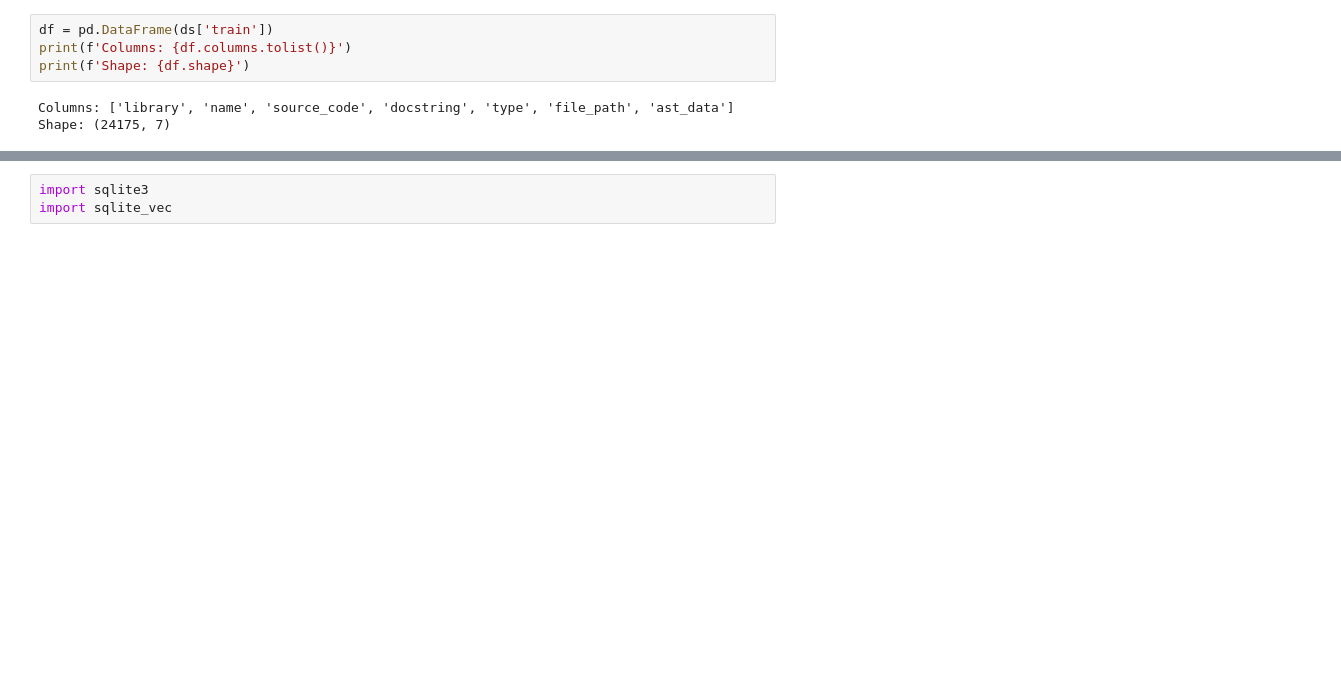
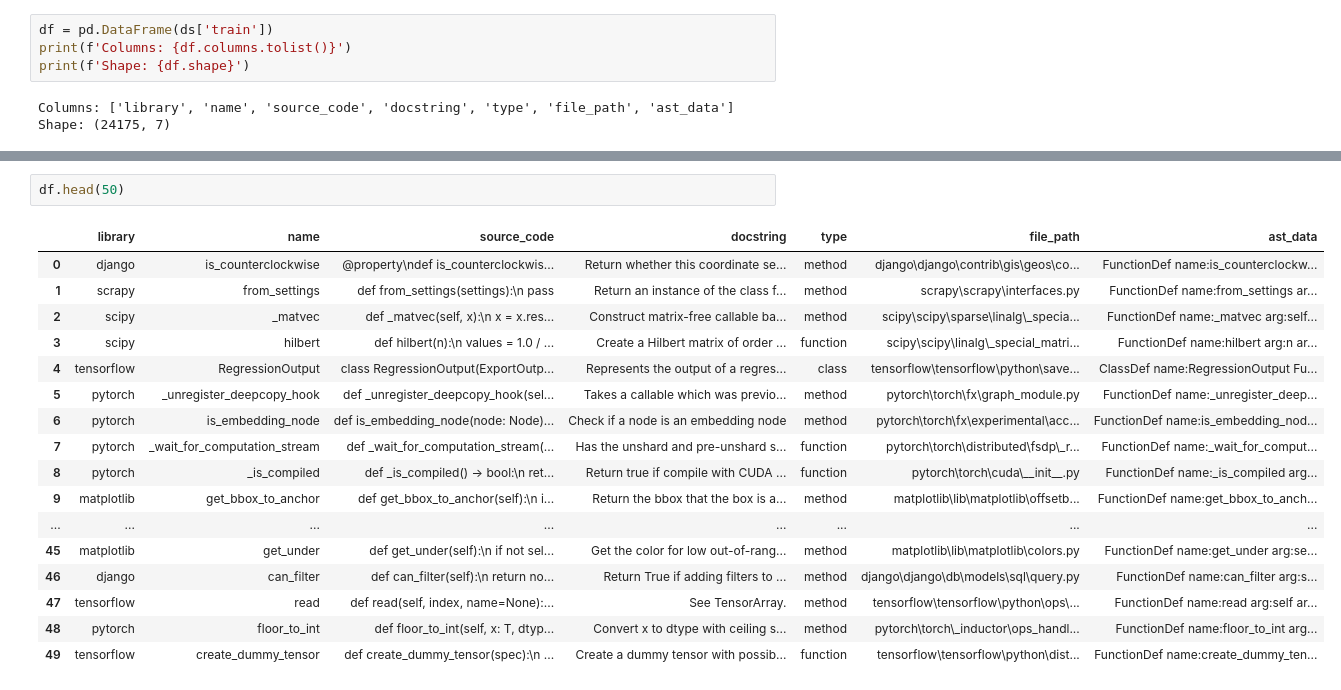
Before and after one commit to nguyenpnguyen/docstringify, a Jupyter notebook: dataset.ipynb, the cells around one changed output, grey strips where cells are left out. Saved outputs shown, nothing was run; the diff lists cells and outputs as text; blank space fills up the shorter version.

```diff
--- a/experiments.ipynb
+++ b/dataset.ipynb
@@ -25,5 +25,22 @@ plt.show()
 # %% [output]
 [figure]
 # %%
-import sqlite3
-import sqlite_vec
+df.head(50)
+# %% [output]
+|  | library | name | source_code | docstring | type | file_path | ast_data |
+| 0 | django | is_counterclockwise | @property\ndef is_counterclockwis... | Return whether this coordinate se... | method | django\django\contrib\gis\geos\co... | FunctionDef name:is_counterclockw... |
+| 1 | scrapy | from_settings | def from_settings(settings):\n pass | Return an instance of the class f... | method | scrapy\scrapy\interfaces.py | FunctionDef name:from_settings ar... |
+| 2 | scipy | _matvec | def _matvec(self, x):\n x = x.res... | Construct matrix-free callable ba... | method | scipy\scipy\sparse\linalg\_specia... | FunctionDef name:_matvec arg:self... |
+| 3 | scipy | hilbert | def hilbert(n):\n values = 1.0 / ... | Create a Hilbert matrix of order ... | function | scipy\scipy\linalg\_special_matri... | FunctionDef name:hilbert arg:n ar... |
+| 4 | tensorflow | RegressionOutput | class RegressionOutput(ExportOutp... | Represents the output of a regres... | class | tensorflow\tensorflow\python\save... | ClassDef name:RegressionOutput Fu... |
+| 5 | pytorch | _unregister_deepcopy_hook | def _unregister_deepcopy_hook(sel... | Takes a callable which was previo... | method | pytorch\torch\fx\graph_module.py | FunctionDef name:_unregister_deep... |
+| 6 | pytorch | is_embedding_node | def is_embedding_node(node: Node)... | Check if a node is an embedding node | method | pytorch\torch\fx\experimental\acc... | FunctionDef name:is_embedding_nod... |
+| 7 | pytorch | _wait_for_computation_stream | def _wait_for_computation_stream(... | Has the unshard and pre-unshard s... | function | pytorch\torch\distributed\fsdp\_r... | FunctionDef name:_wait_for_comput... |
+| 8 | pytorch | _is_compiled | def _is_compiled() -> bool:\n ret... | Return true if compile with CUDA ... | function | pytorch\torch\cuda\__init__.py | FunctionDef name:_is_compiled arg... |
+| 9 | matplotlib | get_bbox_to_anchor | def get_bbox_to_anchor(self):\n i... | Return the bbox that the box is a... | method | matplotlib\lib\matplotlib\offsetb... | FunctionDef name:get_bbox_to_anch... |
+| ... | ... | ... | ... | ... | ... | ... | ... |
+| 45 | matplotlib | get_under | def get_under(self):\n if not sel... | Get the color for low out-of-rang... | method | matplotlib\lib\matplotlib\colors.py | FunctionDef name:get_under arg:se... |
+| 46 | django | can_filter | def can_filter(self):\n return no... | Return True if adding filters to ... | method | django\django\db\models\sql\query.py | FunctionDef name:can_filter arg:s... |
+| 47 | tensorflow | read | def read(self, index, name=None):... | See TensorArray. | method | tensorflow\tensorflow\python\ops\... | FunctionDef name:read arg:self ar... |
+| 48 | pytorch | floor_to_int | def floor_to_int(self, x: T, dtyp... | Convert x to dtype with ceiling s... | method | pytorch\torch\_inductor\ops_handl... | FunctionDef name:floor_to_int arg... |
+| 49 | tensorflow | create_dummy_tensor | def create_dummy_tensor(spec):\n ... | Create a dummy tensor with possib... | function | tensorflow\tensorflow\python\dist... | FunctionDef name:create_dummy_ten... |
```
Also changed, not shown: parts of 4 cells of this notebook, 1 other file.
